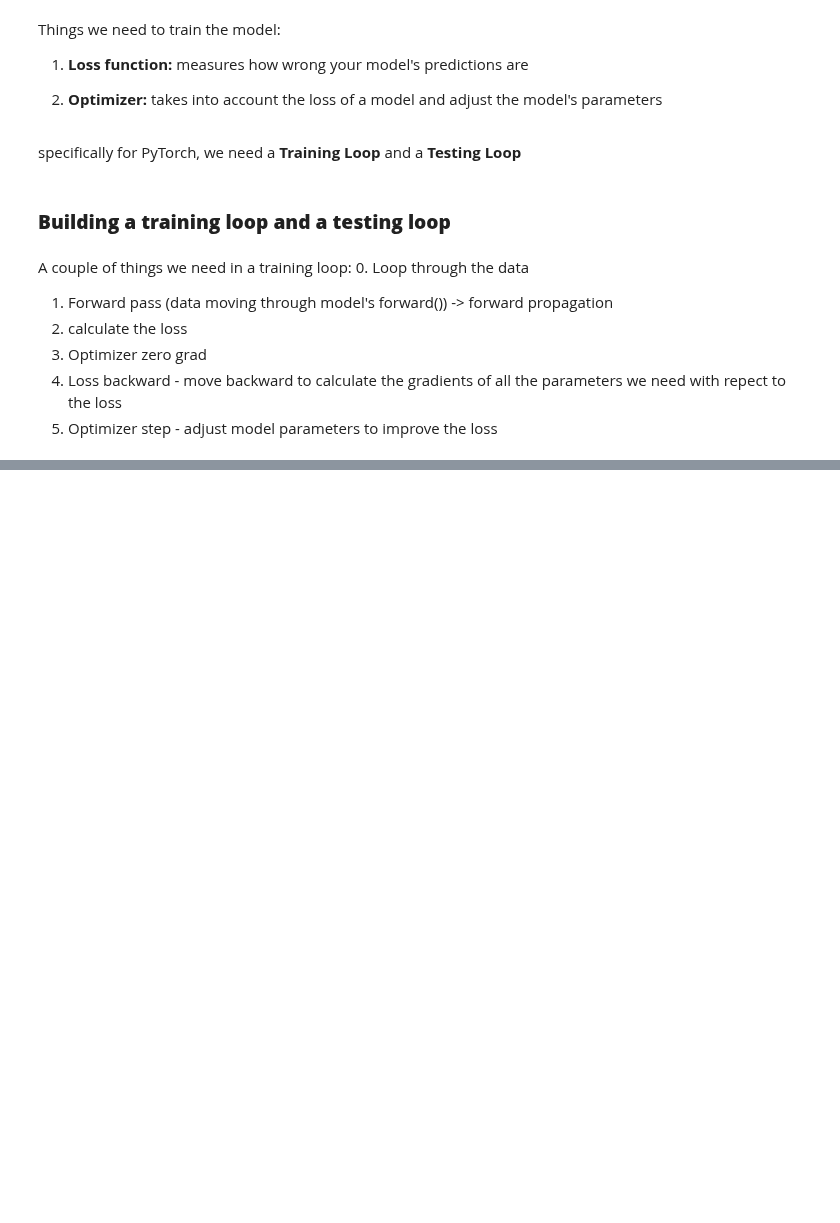
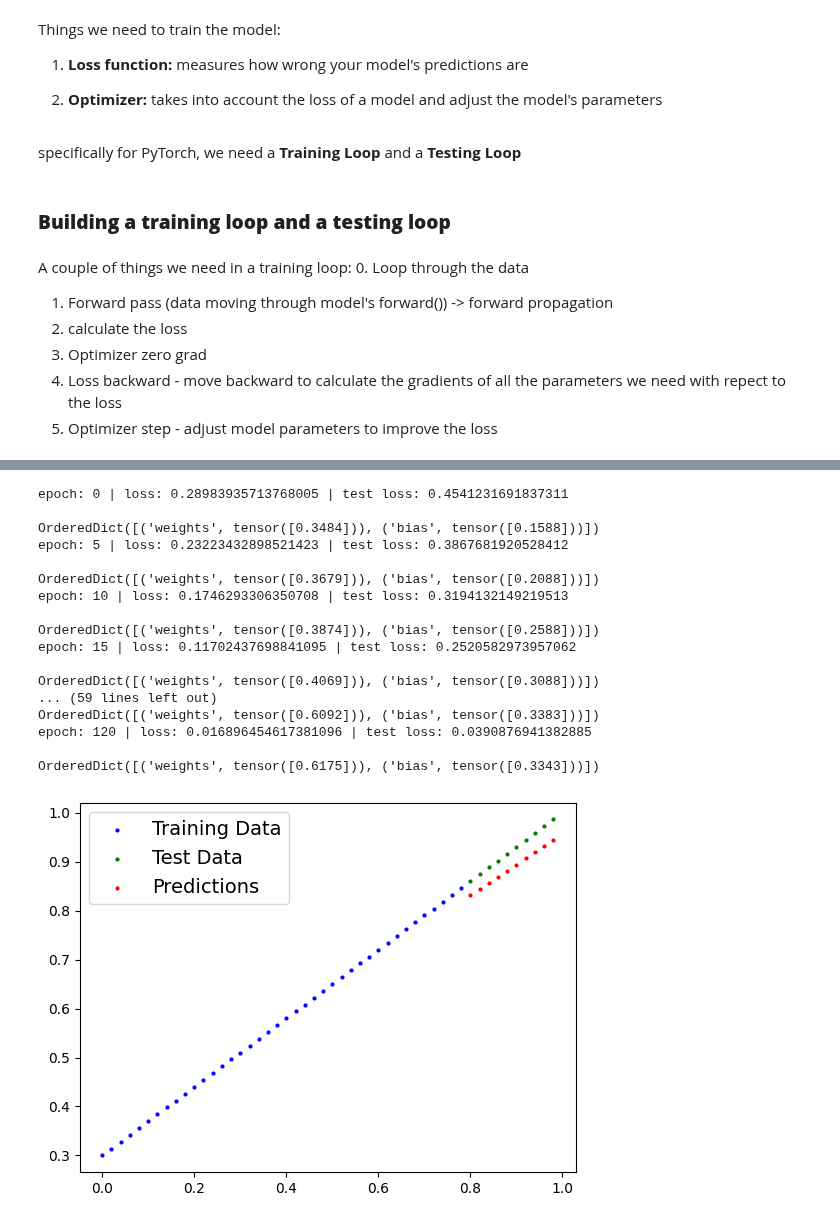
Before and after one commit to mirpouya/Pytorch_Tutorial, a Jupyter notebook: 01_PyTorch_Workflow.ipynb, the cells around one changed output, grey strips where cells are left out. Cells and saved outputs as stored; diff of their text form; code cells hidden in the pictures; blank space fills up the shorter version.

```diff
--- a/01_PyTorch_Workflow.ipynb
+++ b/01_PyTorch_Workflow.ipynb
@@ -239,0 +261,72 @@ for epoch in range(epochs):
+# %%
+# completing testing phase of loop
+
+torch.manual_seed(42)
+
+epochs = 125
+
+for epoch in range(epochs):
+
+  # 0. train mode
+  model_0.train()
+
+  # 1. forward pass - calculate y_pred for training set
+  y_pred = model_0(X_train)
+
+  # 2. calculate loss
+  loss = loss_fn(y_pred, y_train)
+  # print loss
+  #print(f"Loss in epoch {epoch} is {loss}")
+
+  # 3. zero out gradients
+  optimizer.zero_grad()
+
+  # 4. backward pass - calculate gradients
+  loss.backward()
+
+  # 5. optimizer step
+  optimizer.step()
+
+
+  ########## Testing mode ############
+
+  # 0. test mode: turns off settings in the model not needed for test phase
+  # such as dropout, batch normalization,...
+  model_0.eval()
+
+  # 1. making inference
+  # turns off gradient tracking and couple more things
+  with torch.inference_mode():
+    # 1. do the forward pass - calculate y_pred for test
+    test_pred = model_0(X_test)
+
+    # 2. calculate the test loss
+    test_loss = loss_fn(test_pred, y_test)
+
+  if epoch % 5 == 0:
+    print(f"epoch: {epoch} | loss: {loss} | test loss: {test_loss}\n")
+    print(model_0.state_dict())
+
+with torch.inference_mode():
+  y_test_hat = model_0(X_test)
+
+plot_predictions(predictions=y_test_hat)
+# %% [output]
+epoch: 0 | loss: 0.28983935713768005 | test loss: 0.4541231691837311
+
+OrderedDict([('weights', tensor([0.3484])), ('bias', tensor([0.1588]))])
+epoch: 5 | loss: 0.23223432898521423 | test loss: 0.3867681920528412
+
+OrderedDict([('weights', tensor([0.3679])), ('bias', tensor([0.2088]))])
+epoch: 10 | loss: 0.1746293306350708 | test loss: 0.3194132149219513
+
+OrderedDict([('weights', tensor([0.3874])), ('bias', tensor([0.2588]))])
+epoch: 15 | loss: 0.11702437698841095 | test loss: 0.2520582973957062
+
+OrderedDict([('weights', tensor([0.4069])), ('bias', tensor([0.3088]))])
+... (59 lines left out)
+OrderedDict([('weights', tensor([0.6092])), ('bias', tensor([0.3383]))])
+epoch: 120 | loss: 0.016896454617381096 | test loss: 0.0390876941382885
+
+OrderedDict([('weights', tensor([0.6175])), ('bias', tensor([0.3343]))])
+[figure, added]
```
Also changed, not shown: parts of 3 cells of this notebook.
